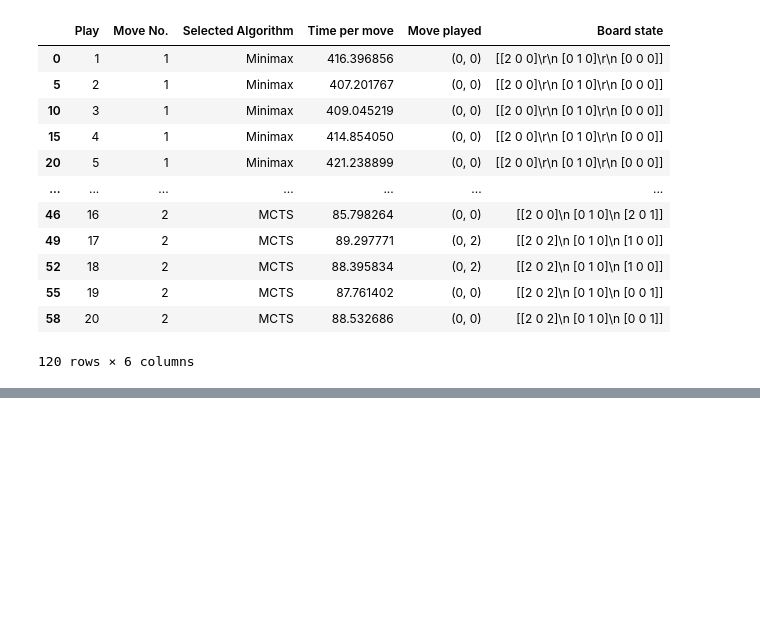
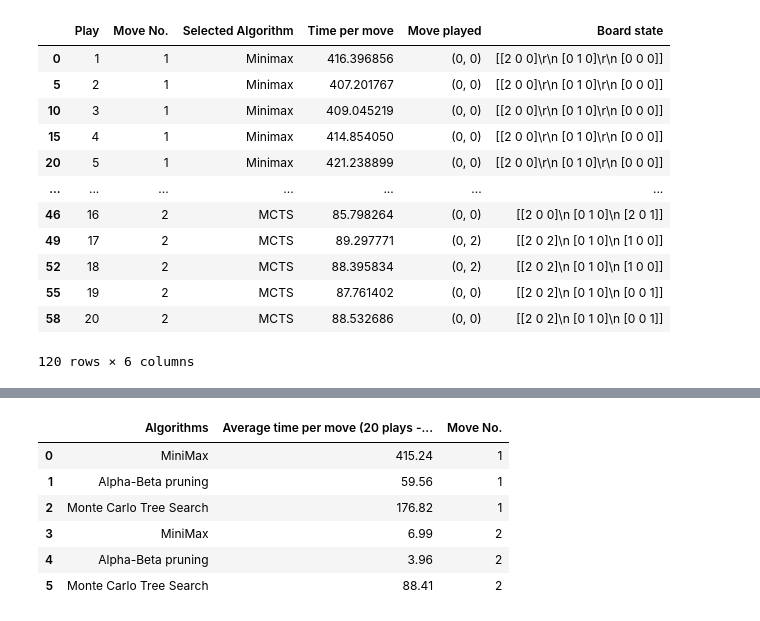
Before and after one commit to uservinhsoislearning/TicTacToeAI, a Jupyter notebook: Data/processing_data.ipynb, the cells around one changed output, grey strips where cells are left out. Drawn from its saved outputs; the diff is of its cells as text; code cells hidden in the pictures; blank space fills up the shorter version.

```diff
--- a/Data/processing_data.ipynb
+++ b/Data/processing_data.ipynb
@@ -119,0 +119,23 @@ avg_total_move =
+# %%
+avg_data = {
+    'Algorithms': ['MiniMax', 'Alpha-Beta pruning', 'Monte Carlo Tree Search']*2,
+    'Average time per move (20 plays - ms)':
+        [round(first_move[0]['Time per move'].mean(), 2),
+         round(first_move[1]['Time per move'].mean(), 2),
+         round(first_move[2]['Time per move'].mean(),2),
+         round(second_move[0]['Time per move'].mean(), 2),
+         round(second_move[1]['Time per move'].mean(), 2),
+         round(second_move[2]['Time per move'].mean(),2)],
+    'Move No.' : [1,1,1,2,2,2]
+}
+
+avg_data = pd.DataFrame(avg_data)
+avg_data
+# %% [output]
+|  | Algorithms | Average time per move (20 plays -... | Move No. |
+| 0 | MiniMax | 415.24 | 1 |
+| 1 | Alpha-Beta pruning | 59.56 | 1 |
+| 2 | Monte Carlo Tree Search | 176.82 | 1 |
+| 3 | MiniMax | 6.99 | 2 |
+| 4 | Alpha-Beta pruning | 3.96 | 2 |
+| 5 | Monte Carlo Tree Search | 88.41 | 2 |
```
Also changed, not shown: parts of 4 cells of this notebook.
